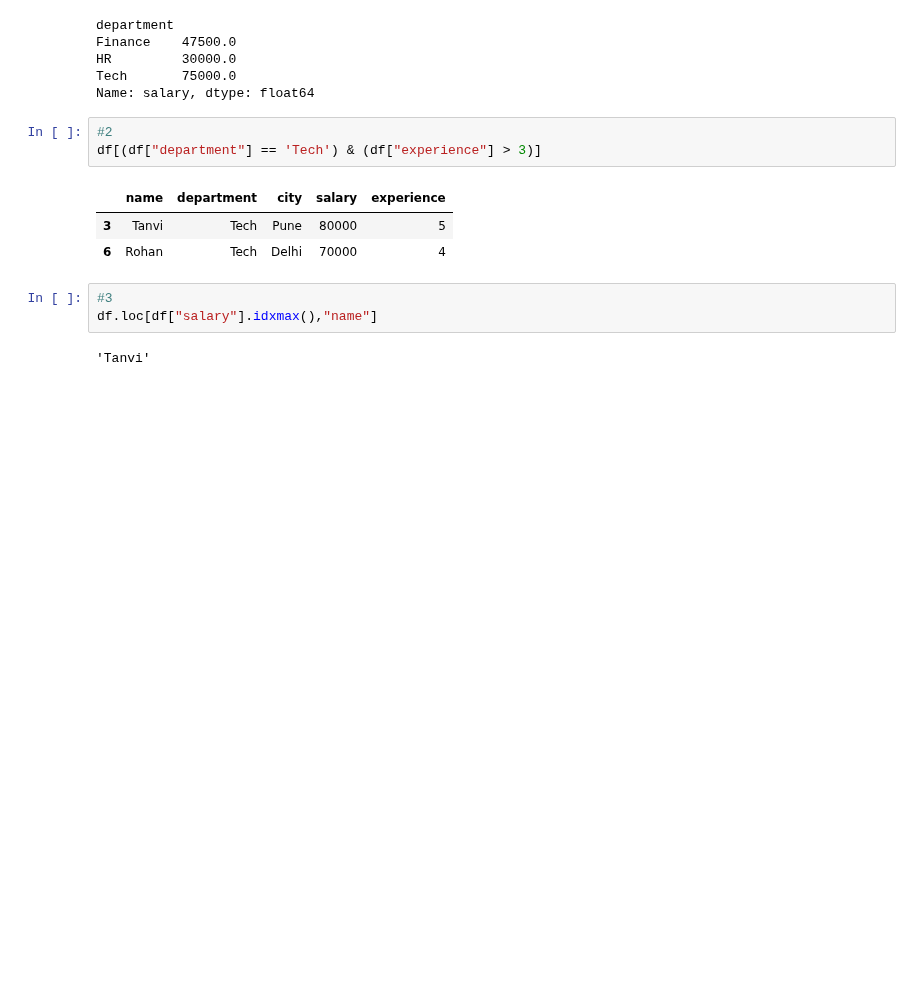
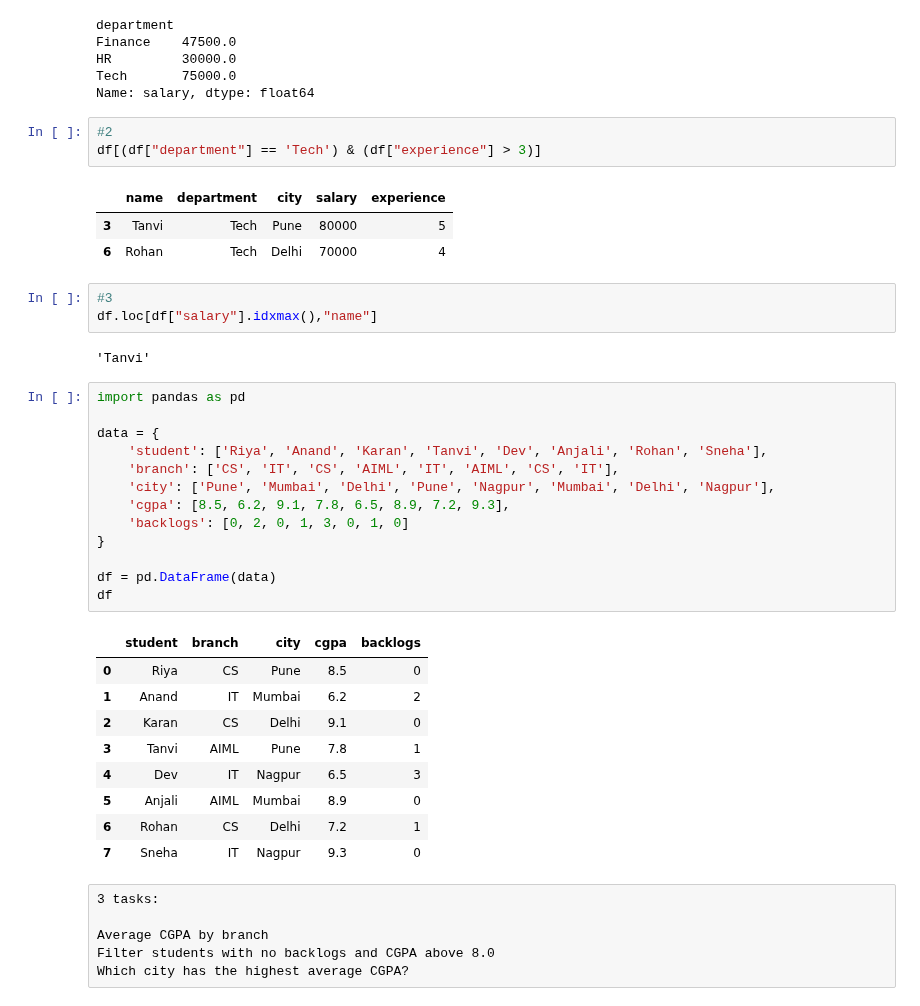
Before and after one commit to sayali-devkar/data_analysis_learning, a Jupyter notebook: pandas/practice/pandas_Basics_2.ipynb, the cells around one changed output. Saved outputs shown, nothing was run; the diff lists cells and outputs as text; blank space fills up the shorter version.

```diff
--- a/pandas/practice/pandas_Basics_2.ipynb
+++ b/pandas/practice/pandas_Basics_2.ipynb
@@ -501,3 +501,32 @@ df[(df["department"] == 'Tech') & (df["experience"] > 3)]
 df.loc[df["salary"].idxmax(),"name"]
 # %% [output]
 'Tanvi'
+# %%
+import pandas as pd
+
+data = {
+    'student': ['Riya', 'Anand', 'Karan', 'Tanvi', 'Dev', 'Anjali', 'Rohan', 'Sneha'],
+    'branch': ['CS', 'IT', 'CS', 'AIML', 'IT', 'AIML', 'CS', 'IT'],
+    'city': ['Pune', 'Mumbai', 'Delhi', 'Pune', 'Nagpur', 'Mumbai', 'Delhi', 'Nagpur'],
+    'cgpa': [8.5, 6.2, 9.1, 7.8, 6.5, 8.9, 7.2, 9.3],
+    'backlogs': [0, 2, 0, 1, 3, 0, 1, 0]
+}
+
+df = pd.DataFrame(data)
+df
+# %% [output]
+|  | student | branch | city | cgpa | backlogs |
+| 0 | Riya | CS | Pune | 8.5 | 0 |
+| 1 | Anand | IT | Mumbai | 6.2 | 2 |
+| 2 | Karan | CS | Delhi | 9.1 | 0 |
+| 3 | Tanvi | AIML | Pune | 7.8 | 1 |
+| 4 | Dev | IT | Nagpur | 6.5 | 3 |
+| 5 | Anjali | AIML | Mumbai | 8.9 | 0 |
+| 6 | Rohan | CS | Delhi | 7.2 | 1 |
+| 7 | Sneha | IT | Nagpur | 9.3 | 0 |
+# %% [raw]
+3 tasks:
+
+Average CGPA by branch
+Filter students with no backlogs and CGPA above 8.0
+Which city has the highest average CGPA?
```
Also changed, not shown: parts of 3 cells of this notebook.
